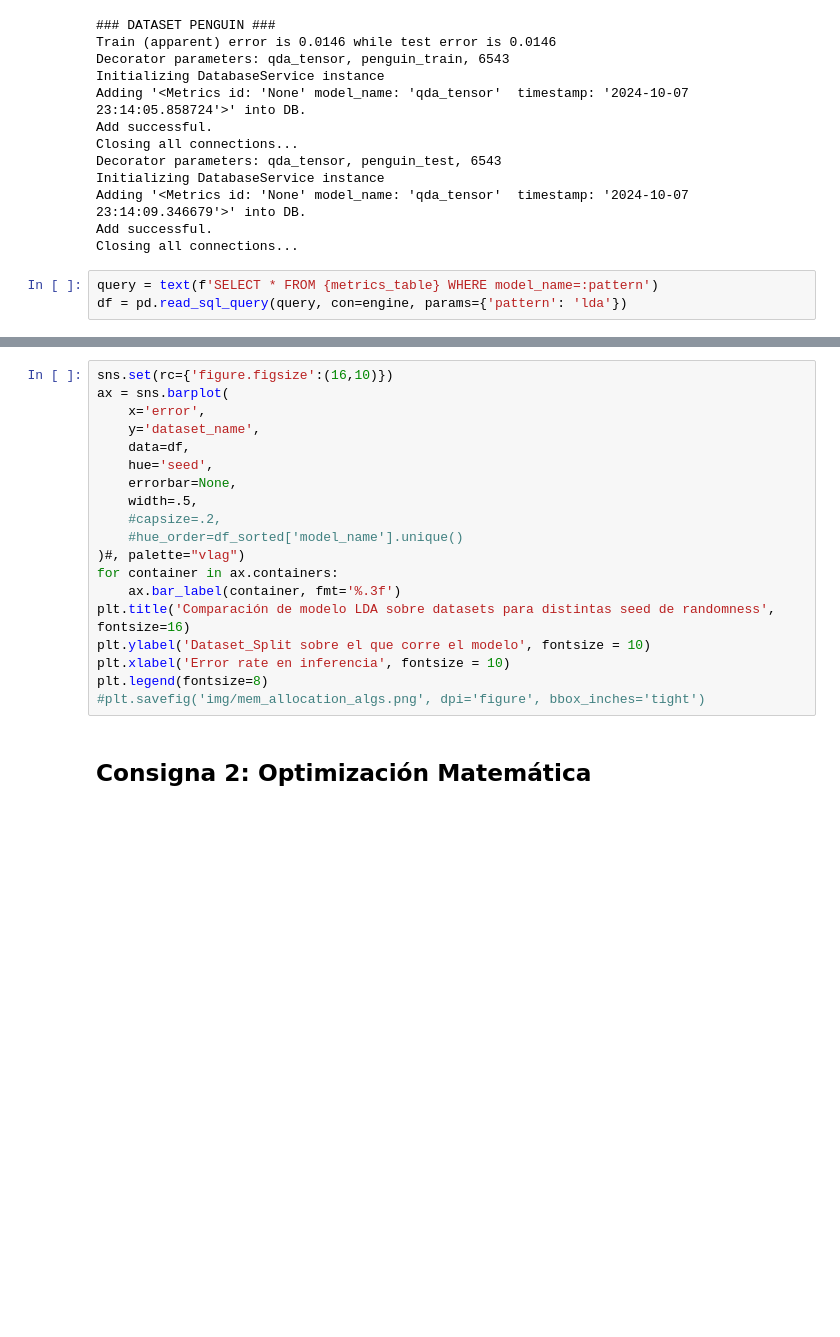
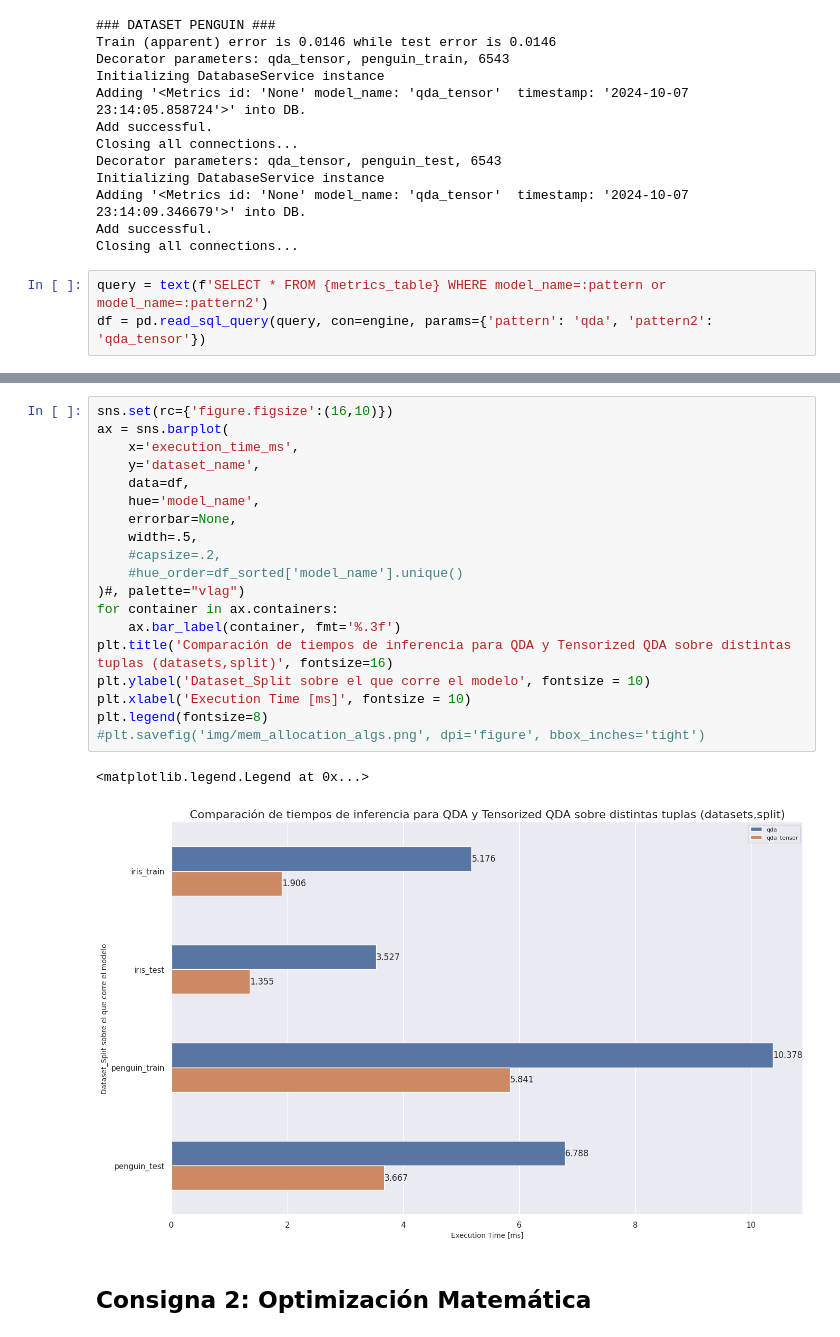
Before and after one commit to FIUBA-CEIA-18Co2024/AMIA-TP3, a Jupyter notebook: notebook.ipynb, the cells around one changed output, grey strips where cells are left out. Saved outputs shown, nothing was run; the diff lists cells and outputs as text; blank space fills up the shorter version.

Commit message:
last diagrams for 1.4 and 1.5

```diff
--- a/notebook.ipynb
+++ b/notebook.ipynb
@@ -1591,7 +1589,7 @@ Adding '<Metrics id: 'None' model_name: 'qda_tensor'  timestamp: '2024-10-07 23:
 Add successful.
 Closing all connections...
 # %%
-query = text(f'SELECT * FROM {metrics_table} WHERE model_name=:pattern')
-df = pd.read_sql_query(query, con=engine, params={'pattern': 'lda'})
+query = text(f'SELECT * FROM {metrics_table} WHERE model_name=:pattern or model_name=:pattern2')
+df = pd.read_sql_query(query, con=engine, params={'pattern': 'qda', 'pattern2': 'qda_tensor'})
 # %%
 df.head()
@@ -1598,22 +1603,25 @@ df.head()
 # %%
 sns.set(rc={'figure.figsize':(16,10)})
 ax = sns.barplot(
-    x='error',
+    x='execution_time_ms',
     y='dataset_name',
     data=df,
-    hue='seed',
+    hue='model_name',
     errorbar=None,
     width=.5,
     #capsize=.2,
     #hue_order=df_sorted['model_name'].unique()
 )#, palette="vlag")
 for container in ax.containers:
     ax.bar_label(container, fmt='%.3f')
-plt.title('Comparación de modelo LDA sobre datasets para distintas seed de randomness', fontsize=16)
+plt.title('Comparación de tiempos de inferencia para QDA y Tensorized QDA sobre distintas tuplas (datasets,split)', fontsize=16)
 plt.ylabel('Dataset_Split sobre el que corre el modelo', fontsize = 10)
-plt.xlabel('Error rate en inferencia', fontsize = 10)
+plt.xlabel('Execution Time [ms]', fontsize = 10)
 plt.legend(fontsize=8)
 #plt.savefig('img/mem_allocation_algs.png', dpi='figure', bbox_inches='tight')
+# %% [output]
+<matplotlib.legend.Legend at 0x...>
+[figure, added]
 # %% [markdown]
 ## Consigna 2: Optimización Matemática
 # %% [markdown]
```
Also changed, not shown: parts of 7 cells of this notebook.
